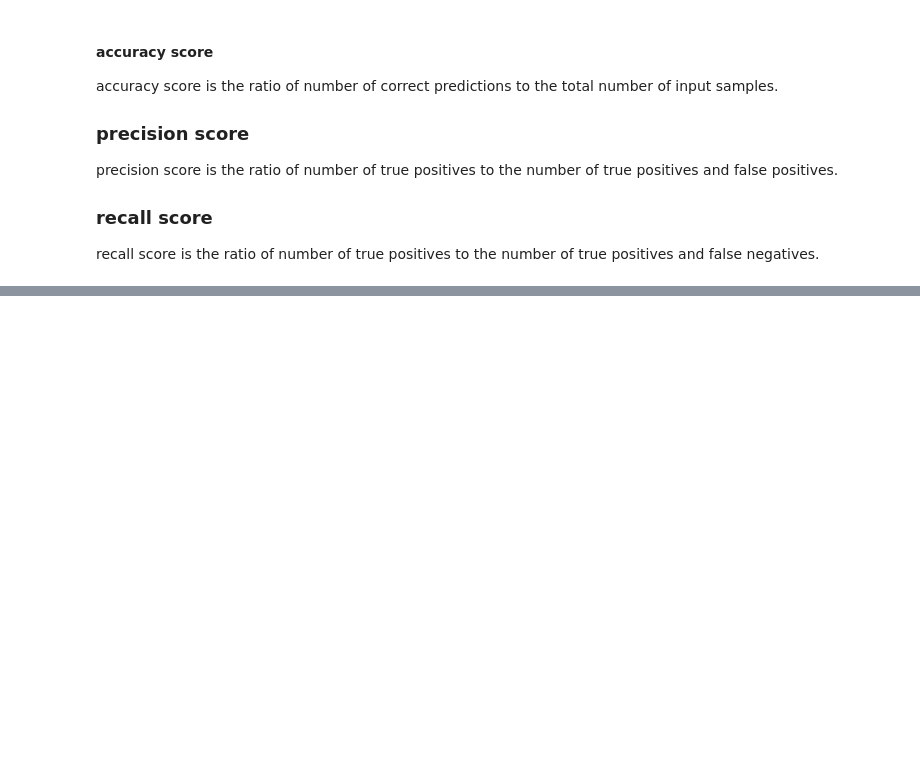
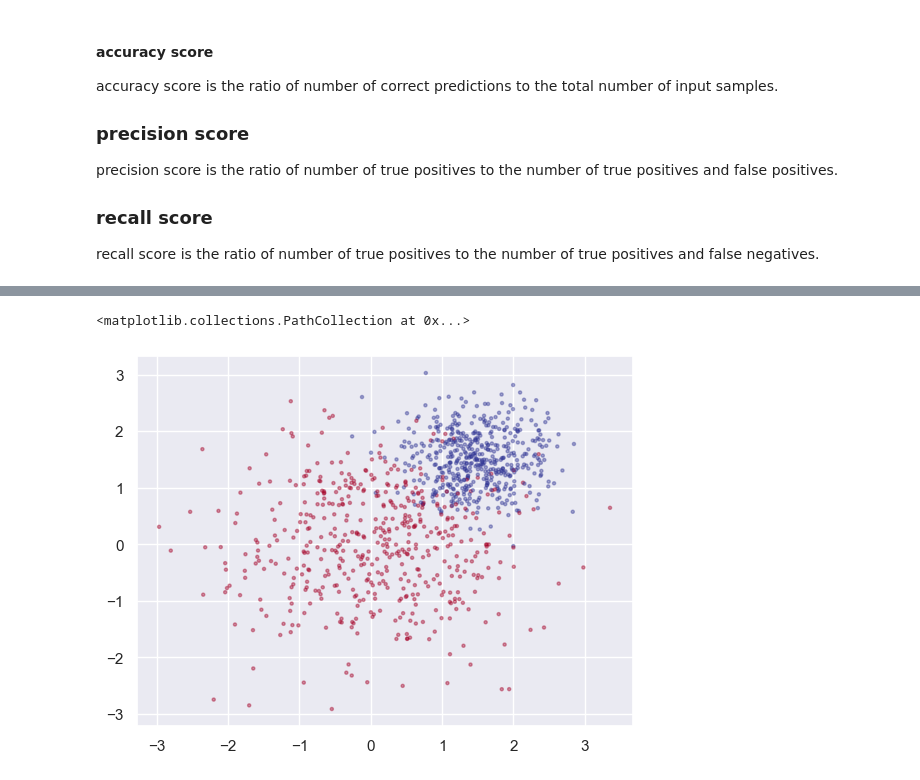
Before and after one commit to yoichiojima/scikit-learn-training, a Jupyter notebook: notebooks/sklearn-tutorial.ipynb, the cells around one changed output, grey strips where cells are left out. Cells and saved outputs as stored; diff of their text form; code cells hidden in the pictures; blank space fills up the shorter version.

```diff
--- a/notebooks/sklearn-tutorial.ipynb
+++ b/notebooks/sklearn-tutorial.ipynb
@@ -358,0 +341,8 @@ pd.DataFrame(grid.cv_results_)
+# %%
+from sklearn.datasets import make_blobs
+
+X, y = make_blobs(1000, centers = [[0, 0], [1.5, 1.5]], cluster_std = [1, 0.5])
+plt.scatter(X[:, 0], X[:, 1], c = y, s = 5, cmap = 'RdYlBu', alpha = 0.4)
+# %% [output]
+<matplotlib.collections.PathCollection at 0x...>
+[figure, added]
```
Also changed, not shown: parts of 27 cells of this notebook.
